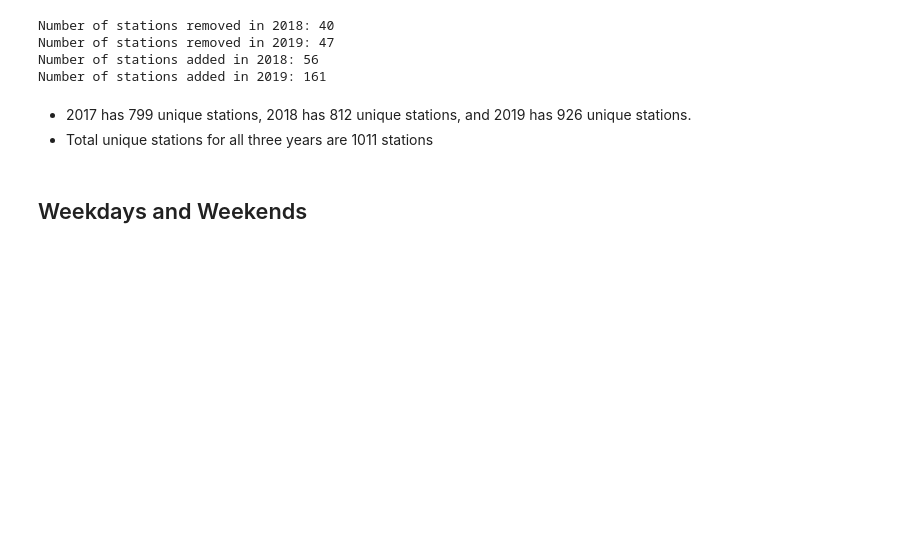
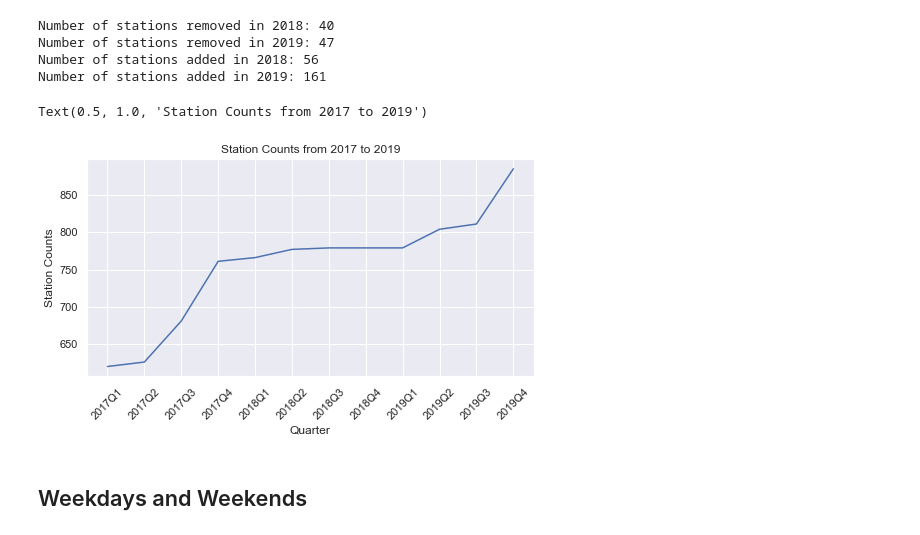
Before and after one commit to zhangym1256/Citi-Bike-Capstone, a Jupyter notebook: may/EDA.ipynb, the cells around one changed output. Drawn from its saved outputs; the diff is of its cells as text; code cells hidden in the pictures; blank space fills up the shorter version.

```diff
--- a/may/EDA.ipynb
+++ b/may/EDA.ipynb
@@ -222,6 +200,22 @@ Number of stations removed in 2018: 40
 Number of stations removed in 2019: 47
 Number of stations added in 2018: 56
 Number of stations added in 2019: 161
-# %% [markdown]
-- 2017 has 799 unique stations, 2018 has 812 unique stations, and 2019 has 926 unique stations.
-- Total unique stations for all three years are 1011 stations
+# %%
+station_change = train_df[['start_date','start_station_name','start_station_longitude','start_station_latitude','start_year']]
+station_change['start_date'] = pd.to_datetime(station_change['start_date'])
+station_change['quarter'] = station_change['start_date'].dt.quarter
+station_change['quarter'] = list(map(lambda a, b: "%dQ%d" %(a, b), station_change['start_year'],station_change['quarter']))
+# %%
+station_each_qt= [station_change[station_change.quarter == x].start_station_name.unique() for x in station_change.quarter.unique()]
+# %%
+station_cts = list(map(lambda x:len(x),station_each_qt))
+quarters = list(station_change.quarter.unique())
+quarter_cts = pd.DataFrame({'Quarter':quarters,'Station_counts':station_cts})
+# %%
+sns.lineplot(x = 'Quarter',y ='Station_counts',data = quarter_cts);
+plt.xticks(rotation = 45)
+plt.ylabel('Station Counts')
+plt.title('Station Counts from 2017 to 2019')
+# %% [output]
+Text(0.5, 1.0, 'Station Counts from 2017 to 2019')
+[figure, added]
```
Also changed, not shown: parts of 13 cells of this notebook.
